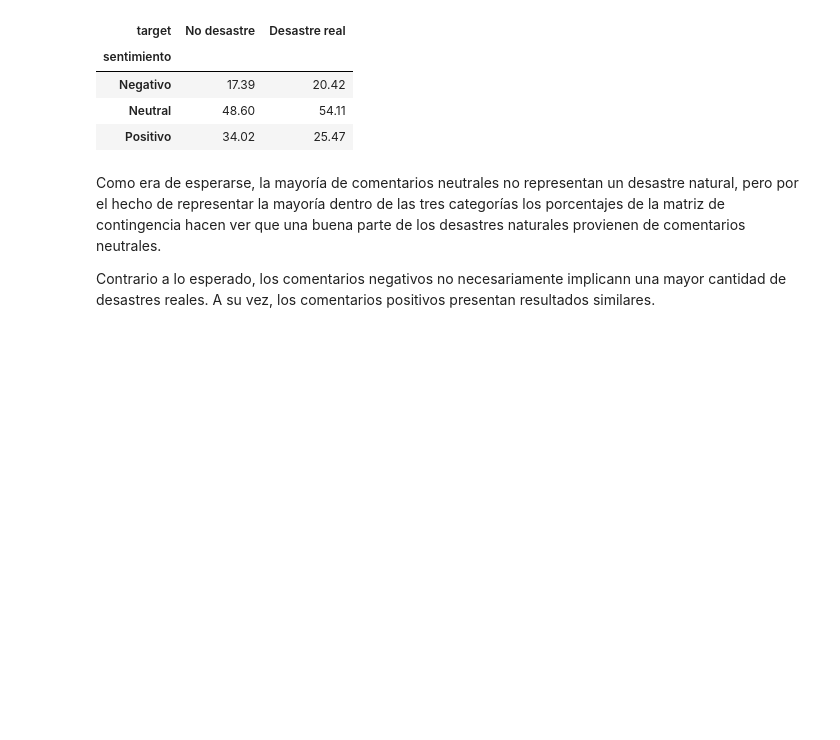
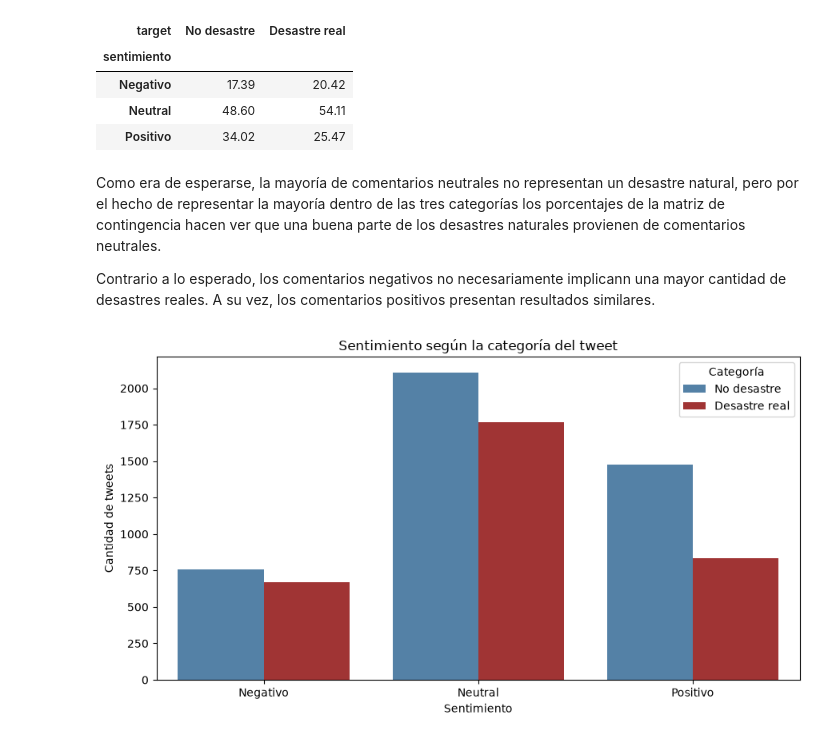
Before and after one commit to CindyGualim/Lab05-DataScience, a Jupyter notebook: Laboratorio_5_Mineria_Textos-checkpoint.ipynb, the cells around one changed output. Drawn from its saved outputs; the diff is of its cells as text; code cells hidden in the pictures; blank space fills up the shorter version.

```diff
--- a/Laboratorio_5_Mineria_Textos-checkpoint.ipynb
+++ b/Laboratorio_5_Mineria_Textos-checkpoint.ipynb
@@ -1163,3 +1163,25 @@ Porcentaje dentro de cada categoría:
 Como era de esperarse, la mayoría de comentarios neutrales no representan un desastre natural, pero por el hecho de representar la mayoría dentro de las tres categorías los porcentajes de la matriz de contingencia hacen ver que una buena parte de los desastres naturales provienen de comentarios neutrales.
 
 Contrario a lo esperado, los comentarios negativos no necesariamente implicann una mayor cantidad de desastres reales. A su vez, los comentarios positivos presentan resultados similares.
+# %%
+plt.figure(figsize=(9, 5))
+
+sns.countplot(
+    data=df,
+    x='sentimiento',
+    hue='target',
+    order=['Negativo', 'Neutral', 'Positivo'],
+    palette={0: 'steelblue', 1: 'firebrick'}
+)
+
+plt.title('Sentimiento según la categoría del tweet')
+plt.xlabel('Sentimiento')
+plt.ylabel('Cantidad de tweets')
+plt.legend(
+    title='Categoría',
+    labels=['No desastre', 'Desastre real']
+)
+plt.tight_layout()
+plt.show()
+# %% [output]
+[figure, added]
```
Also changed, not shown: parts of 25 cells of this notebook.
